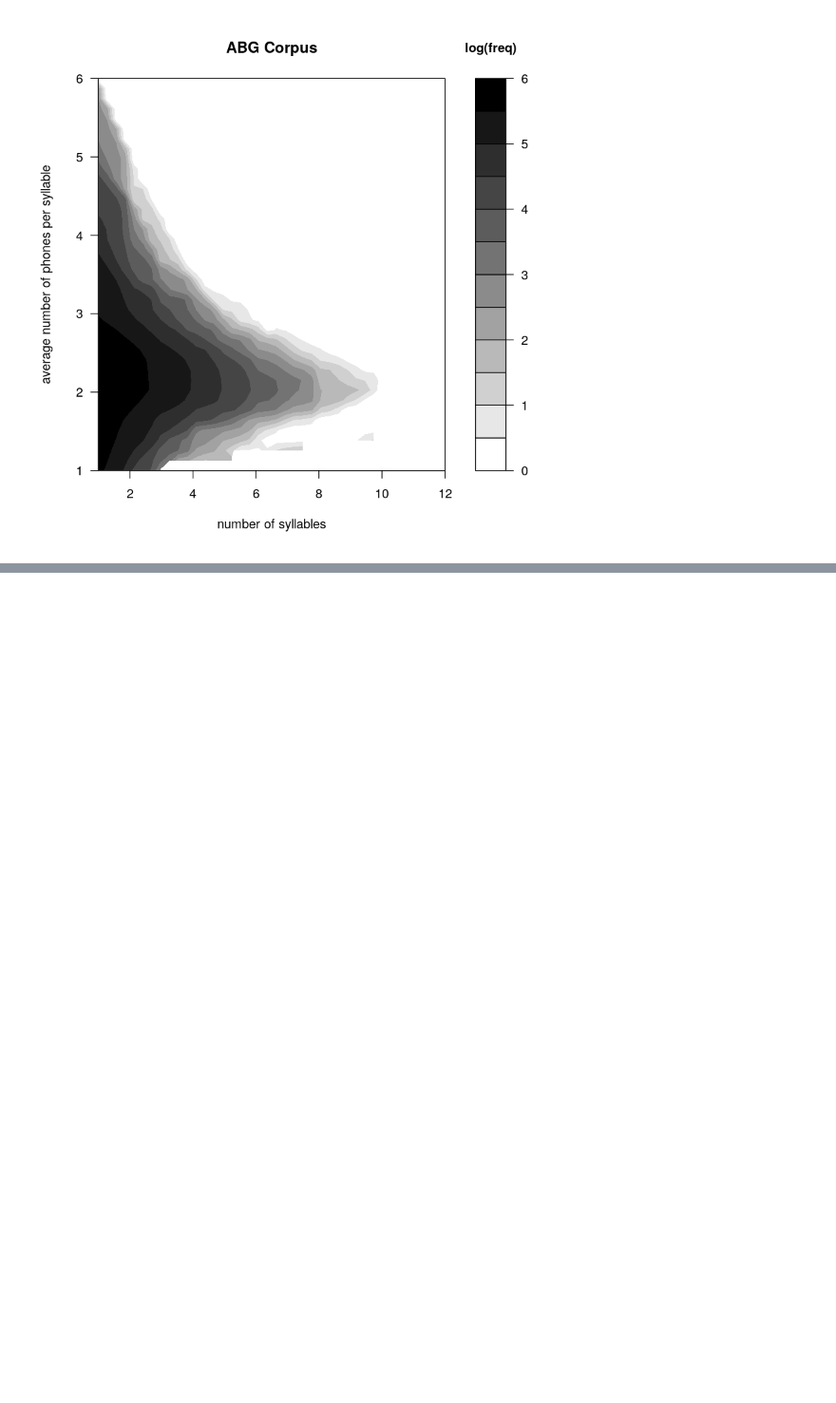
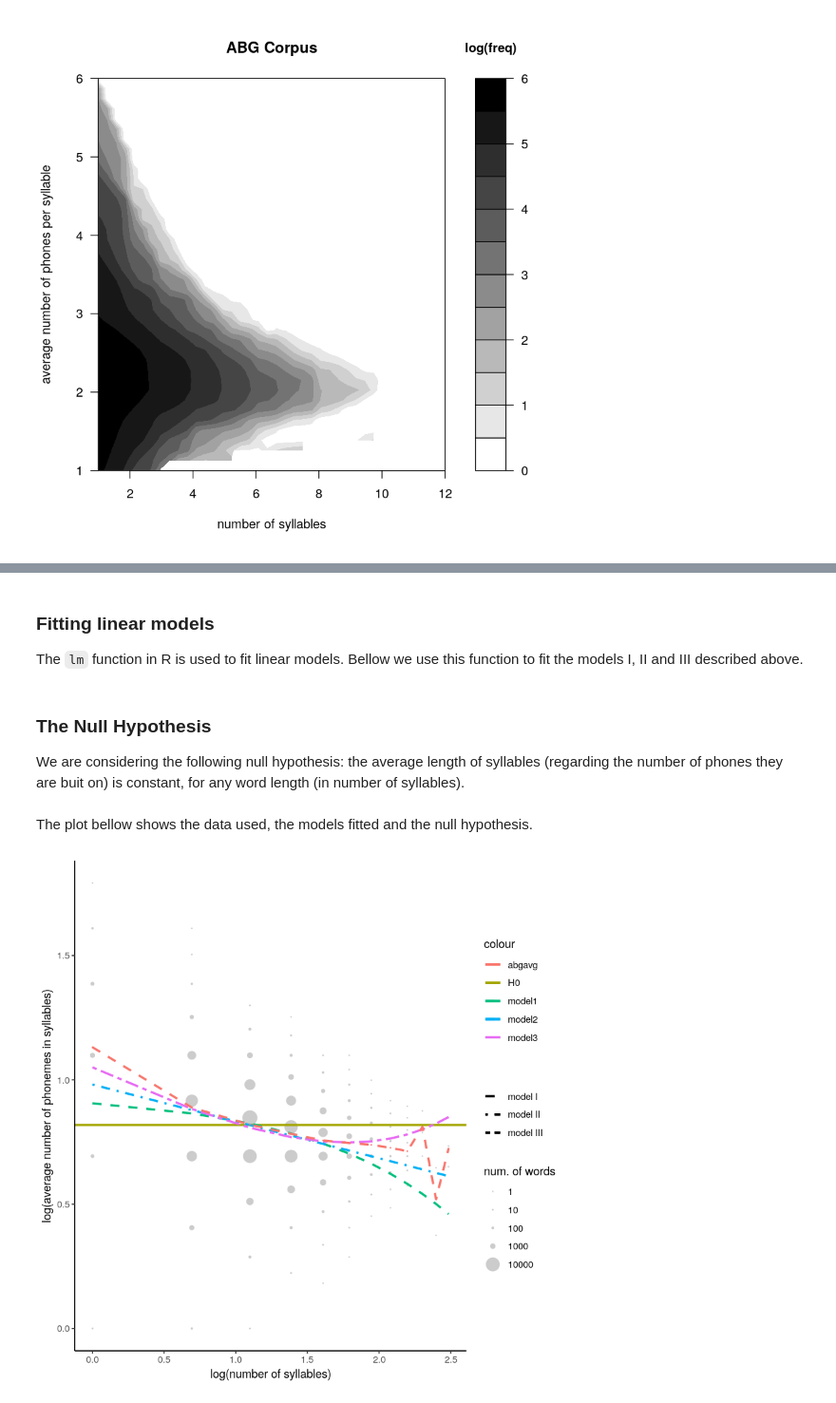
Before and after one commit to leolca/clscripts, a Jupyter notebook: menzerath_abg.ipynb, the cells around one changed output, grey strips where cells are left out. Shown: that part at 95% size. Saved outputs shown, nothing was run; the diff lists cells and outputs as text; code cells hidden in the pictures; blank space fills up the shorter version.

````diff
--- a/menzerath_abg.ipynb
+++ b/menzerath_abg.ipynb
@@ -189,0 +249,54 @@ png
+# %% [markdown]
+### Fitting linear models
+
+The ```lm``` function in R is used to fit linear models. Bellow we use this function to fit the models I, II and III described above.
+# %%
+### fit linear model BEGIN ###
+# y : avgphone.length
+# x : syllable.length (idenpendente variable)
+
+# create predict data frame
+pdflm <- as.data.frame( list(syllable.length=seq(from=1,to=max(df2$syllable.length))) )
+
+# model   I : log y = log A - c x
+model1 <- lm(log(avgphone.length)~syllable.length, data=abg)
+predlm1 <- predict(model1, newdata = pdflm, interval = "confidence")
+colnames(predlm1) <- c('fit1','lwr1','upr1')
+pdflm <- cbind(pdflm, predlm1)
+
+# model  II : log y = log A + b log x
+model2 <- lm(log(avgphone.length)~log(syllable.length), data=abg)
+predlm2 <- predict(model2, newdata = pdflm, interval = "confidence")
+colnames(predlm2) <- c('fit2','lwr2','upr2')
+pdflm <- cbind(pdflm, predlm2)
+
+# model III : log y = log A + b log x - c x
+model3 <- lm(log(avgphone.length)~log(syllable.length)+syllable.length, data=abg)
+predlm3 <- predict(model3, newdata = pdflm, interval = "confidence")
+colnames(predlm3) <- c('fit3','lwr3','upr3')
+pdflm <- cbind(pdflm, predlm3)
+### fit linear model END ###
+# %% [markdown]
+### The Null Hypothesis
+
+We are considering the following null hypothesis: the average length of syllables (regarding the number of phones they are buit on) is constant, for any word length (in number of syllables).
+# %%
+# null hypothesis
+mH0 = log(mean(abg$avgphone.length))  # mean value for null hypothesis (variation in x do not influence y)
+# %% [markdown]
+The plot bellow shows the data used, the models fitted and the null hypothesis.
+# %%
+ggplot(abg, aes(log(syllable.length), log(avgphone.length))) +
+     geom_count(colour="gray80") +
+     scale_size_area(name="num. of words", breaks = c(1,1E1,1E2,1E3,1E4,1E5)) +
+     theme_classic() +
+     labs(x = "log(number of syllables)", y = "log(average number of phonemes in syllables)") +
+     geom_hline(data=pdflm, aes(yintercept = mH0, colour="H0"), size = 1) +
+     geom_line(data=pdflm, aes(y = fit1, colour="model1", linetype="model1"), size = 1) +
+     geom_line(data=pdflm, aes(y = fit2, colour="model2", linetype="model2"), size = 1) +
+     geom_line(data=pdflm, aes(y = fit3, colour="model3", linetype="model3"), size = 1) +
+     geom_line(data=dmdf, aes(log(atx), log(avgfl), colour = "abgavg"), linetype = "dashed", size = 1) +
+     geom_point(data=dmdf, aes(log(atx), log(avgfl), colour = "abgavg", size = 3), show.legend = FALSE) +
+     scale_linetype_manual(values = c("H0"="dotted","model1"="dashed","model2"="dotdash","model3"="twodash","abgavg"="longdash"), labels = c("H0"="H0","model1"="model I","model2"="model II","model3"="model III","abgavg"="Corpus ABG"), name = "")
+# %% [output]
+[figure, added]
````
Also changed, not shown: parts of 20 cells of this notebook, 1 other file.
